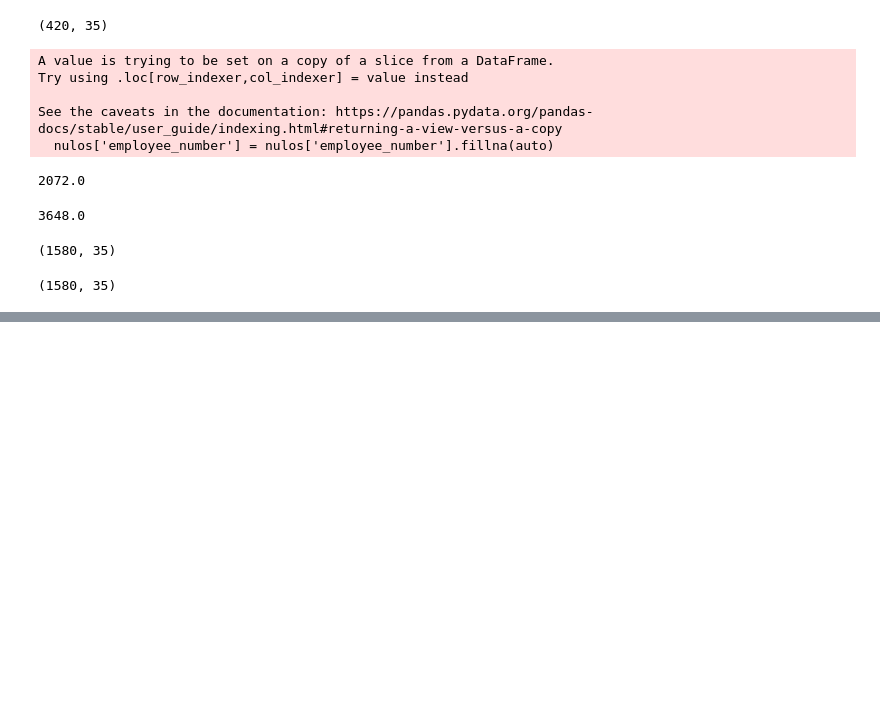
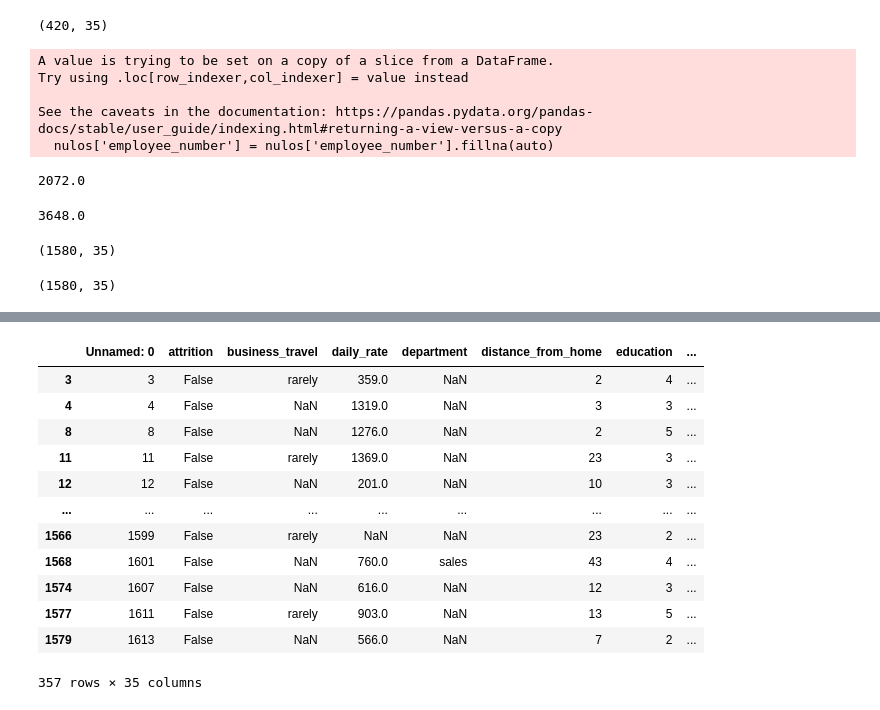
Before and after one commit to icorreald/proyecto-da-promo-G-modulo-3-team-3, a Jupyter notebook: notebooks-trabajo/joha.ipynb, the cells around one changed output, grey strips where cells are left out. Drawn from its saved outputs; the diff is of its cells as text; code cells hidden in the pictures; blank space fills up the shorter version.

```diff
--- a/notebooks-trabajo/joha.ipynb
+++ b/notebooks-trabajo/joha.ipynb
@@ -855,2 +871,18 @@ df.shape
 # %%
 df2.to_csv('../csv-archivos/datos_sql.csv')
+# %%
+nulos[nulos['attrition']==False]
+# %% [output]
+|  | Unnamed: 0 | attrition | business_travel | daily_rate | department | distance_from_home | education | ... |
+| 3 | 3 | False | rarely | 359.0 | NaN | 2 | 4 | ... |
+| 4 | 4 | False | NaN | 1319.0 | NaN | 3 | 3 | ... |
+| 8 | 8 | False | NaN | 1276.0 | NaN | 2 | 5 | ... |
+| 11 | 11 | False | rarely | 1369.0 | NaN | 23 | 3 | ... |
+| 12 | 12 | False | NaN | 201.0 | NaN | 10 | 3 | ... |
+| ... | ... | ... | ... | ... | ... | ... | ... | ... |
+| 1566 | 1599 | False | rarely | NaN | NaN | 23 | 2 | ... |
+| 1568 | 1601 | False | NaN | 760.0 | sales | 43 | 4 | ... |
+| 1574 | 1607 | False | NaN | 616.0 | NaN | 12 | 3 | ... |
+| 1577 | 1611 | False | rarely | 903.0 | NaN | 13 | 5 | ... |
+| 1579 | 1613 | False | NaN | 566.0 | NaN | 7 | 2 | ... |
+357 rows × 35 columns
```
Also changed, not shown: parts of 1 cell of this notebook, 2 other files.
